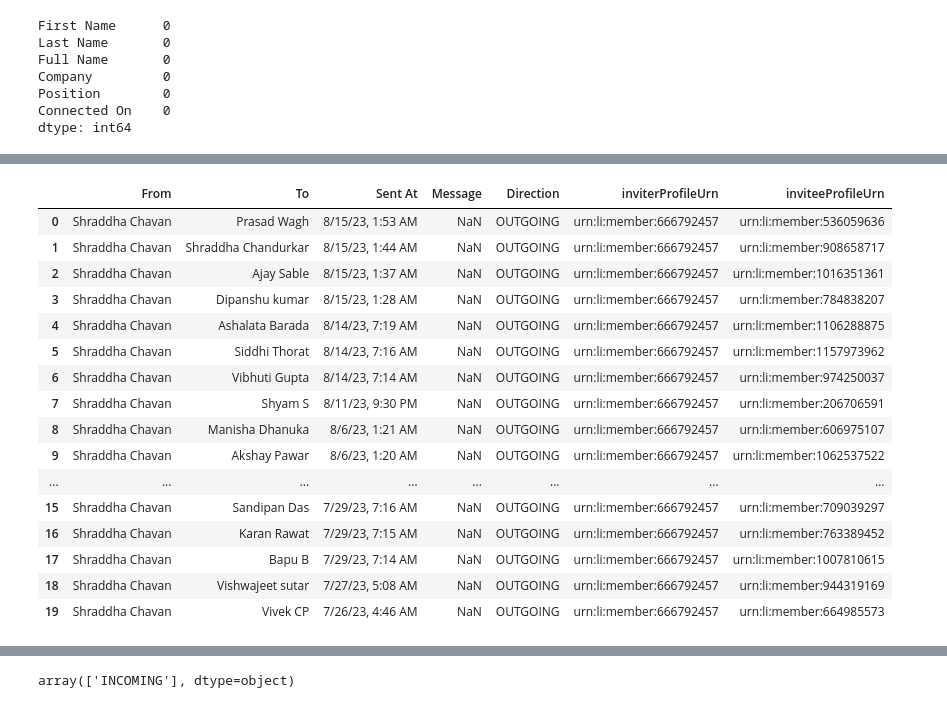
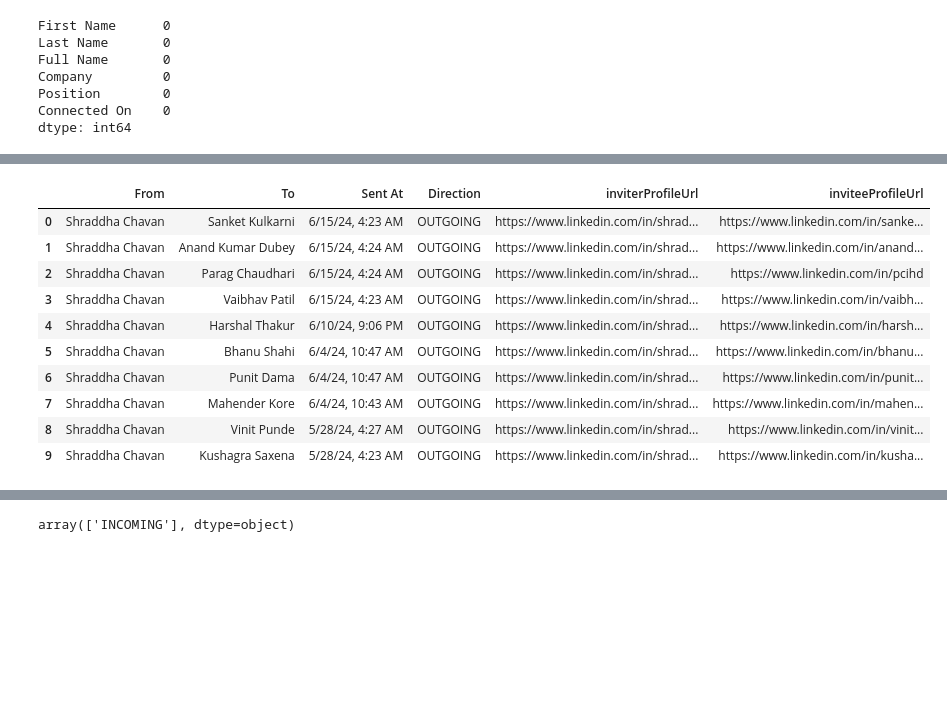
Before and after one commit to sr606/LinkedIn-Data-Mining-Analysis, a Jupyter notebook: LinkedIn_Data_Mining_Analyzing.ipynb, the cells around one changed output, grey strips where cells are left out. Drawn from its saved outputs; the diff is of its cells as text; code cells hidden in the pictures; blank space fills up the shorter version.

```diff
--- a/LinkedIn_Data_Mining_Analyzing.ipynb
+++ b/LinkedIn_Data_Mining_Analyzing.ipynb
@@ -108,23 +122,17 @@ invitations.shape
 # %%
-invitations.head(20)
+invitations.head(10)
 # %% [output]
-|  | From | To | Sent At | Message | Direction | inviterProfileUrn | inviteeProfileUrn |
-| 0 | Shraddha Chavan | Prasad Wagh | 8/15/23, 1:53 AM | NaN | OUTGOING | urn:li:member:666792457 | urn:li:member:536059636 |
-| 1 | Shraddha Chavan | Shraddha Chandurkar | 8/15/23, 1:44 AM | NaN | OUTGOING | urn:li:member:666792457 | urn:li:member:908658717 |
-| 2 | Shraddha Chavan | Ajay Sable | 8/15/23, 1:37 AM | NaN | OUTGOING | urn:li:member:666792457 | urn:li:member:1016351361 |
-| 3 | Shraddha Chavan | Dipanshu kumar | 8/15/23, 1:28 AM | NaN | OUTGOING | urn:li:member:666792457 | urn:li:member:784838207 |
-| 4 | Shraddha Chavan | Ashalata Barada | 8/14/23, 7:19 AM | NaN | OUTGOING | urn:li:member:666792457 | urn:li:member:1106288875 |
-| 5 | Shraddha Chavan | Siddhi Thorat | 8/14/23, 7:16 AM | NaN | OUTGOING | urn:li:member:666792457 | urn:li:member:1157973962 |
-| 6 | Shraddha Chavan | Vibhuti Gupta | 8/14/23, 7:14 AM | NaN | OUTGOING | urn:li:member:666792457 | urn:li:member:974250037 |
-| 7 | Shraddha Chavan | Shyam S | 8/11/23, 9:30 PM | NaN | OUTGOING | urn:li:member:666792457 | urn:li:member:206706591 |
-| 8 | Shraddha Chavan | Manisha Dhanuka | 8/6/23, 1:21 AM | NaN | OUTGOING | urn:li:member:666792457 | urn:li:member:606975107 |
-| 9 | Shraddha Chavan | Akshay Pawar | 8/6/23, 1:20 AM | NaN | OUTGOING | urn:li:member:666792457 | urn:li:member:1062537522 |
-| ... | ... | ... | ... | ... | ... | ... | ... |
-| 15 | Shraddha Chavan | Sandipan Das | 7/29/23, 7:16 AM | NaN | OUTGOING | urn:li:member:666792457 | urn:li:member:709039297 |
-| 16 | Shraddha Chavan | Karan Rawat | 7/29/23, 7:15 AM | NaN | OUTGOING | urn:li:member:666792457 | urn:li:member:763389452 |
-| 17 | Shraddha Chavan | Bapu B | 7/29/23, 7:14 AM | NaN | OUTGOING | urn:li:member:666792457 | urn:li:member:1007810615 |
-| 18 | Shraddha Chavan | Vishwajeet sutar | 7/27/23, 5:08 AM | NaN | OUTGOING | urn:li:member:666792457 | urn:li:member:944319169 |
-| 19 | Shraddha Chavan | Vivek CP | 7/26/23, 4:46 AM | NaN | OUTGOING | urn:li:member:666792457 | urn:li:member:664985573 |
+|  | From | To | Sent At | Direction | inviterProfileUrl | inviteeProfileUrl |
+| 0 | Shraddha Chavan | Sanket Kulkarni | 6/15/24, 4:23 AM | OUTGOING | https://www.linkedin.com/in/shrad... | https://www.linkedin.com/in/sanke... |
+| 1 | Shraddha Chavan | Anand Kumar Dubey | 6/15/24, 4:24 AM | OUTGOING | https://www.linkedin.com/in/shrad... | https://www.linkedin.com/in/anand... |
+| 2 | Shraddha Chavan | Parag Chaudhari | 6/15/24, 4:24 AM | OUTGOING | https://www.linkedin.com/in/shrad... | https://www.linkedin.com/in/pcihd |
+| 3 | Shraddha Chavan | Vaibhav Patil | 6/15/24, 4:23 AM | OUTGOING | https://www.linkedin.com/in/shrad... | https://www.linkedin.com/in/vaibh... |
+| 4 | Shraddha Chavan | Harshal Thakur | 6/10/24, 9:06 PM | OUTGOING | https://www.linkedin.com/in/shrad... | https://www.linkedin.com/in/harsh... |
+| 5 | Shraddha Chavan | Bhanu Shahi | 6/4/24, 10:47 AM | OUTGOING | https://www.linkedin.com/in/shrad... | https://www.linkedin.com/in/bhanu... |
+| 6 | Shraddha Chavan | Punit Dama | 6/4/24, 10:47 AM | OUTGOING | https://www.linkedin.com/in/shrad... | https://www.linkedin.com/in/punit... |
+| 7 | Shraddha Chavan | Mahender Kore | 6/4/24, 10:43 AM | OUTGOING | https://www.linkedin.com/in/shrad... | https://www.linkedin.com/in/mahen... |
+| 8 | Shraddha Chavan | Vinit Punde | 5/28/24, 4:27 AM | OUTGOING | https://www.linkedin.com/in/shrad... | https://www.linkedin.com/in/vinit... |
+| 9 | Shraddha Chavan | Kushagra Saxena | 5/28/24, 4:23 AM | OUTGOING | https://www.linkedin.com/in/shrad... | https://www.linkedin.com/in/kusha... |
 # %%
 invitations.isna().sum()
 # %% [output]
```
Also changed, not shown: parts of 34 cells of this notebook.
